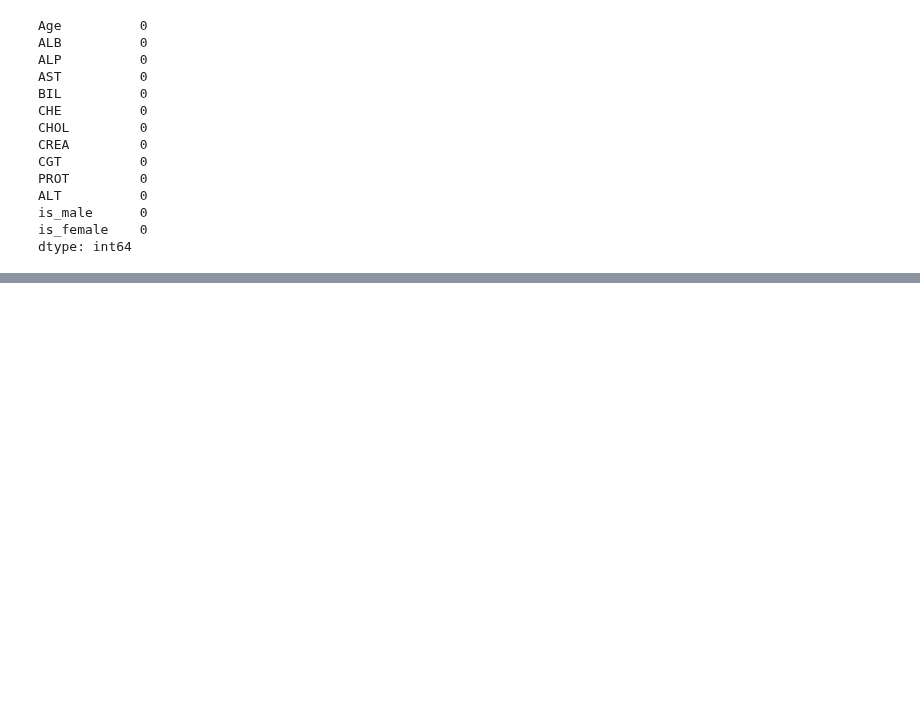
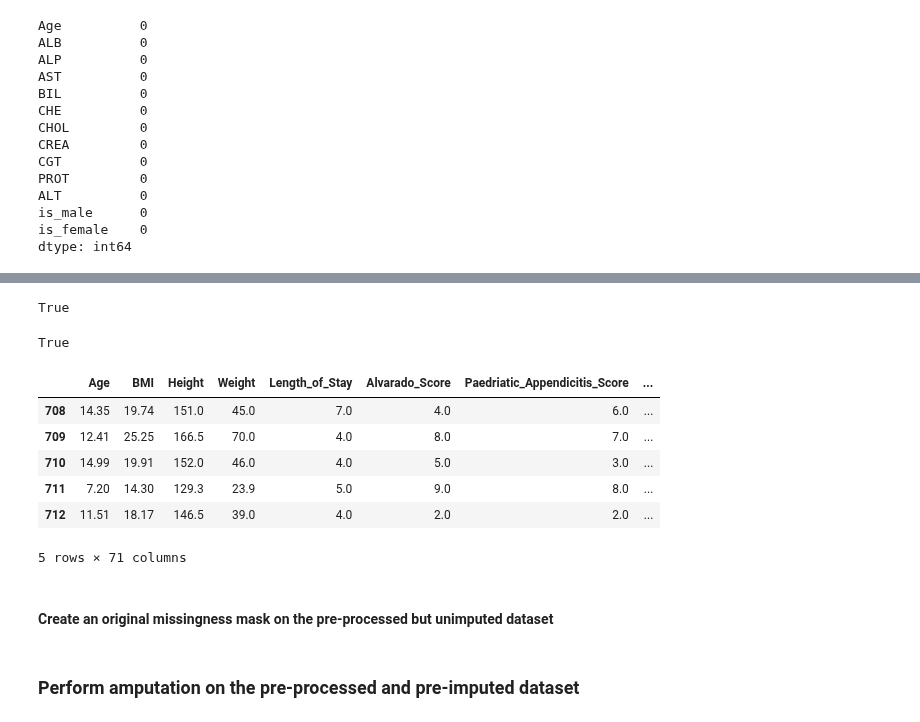
Before and after one commit to Orthologues/VAEQL_plus_Imputation, a Jupyter notebook: VAE_Q_learning_imputation/data_exploration/data_preprocessing.ipynb, the cells around one changed output, grey strips where cells are left out. Drawn from its saved outputs; the diff is of its cells as text; code cells hidden in the pictures; blank space fills up the shorter version.

Commit message:
Added the BRR-pre-imputed dataset for the Regensburg appendicitis dataset

```diff
--- a/VAE_Q_learning_imputation/data_exploration/data_preprocessing.ipynb
+++ b/VAE_Q_learning_imputation/data_exploration/data_preprocessing.ipynb
@@ -973,0 +975,2 @@ hcv_data_preprocessed_imputed.to_csv("preprocessed_datasets/HCV_data_imputed")
+# %%
+appendicitis_df_preprocssed = appendicitis_df.copy()
@@ -973,0 +983,17 @@ hcv_data_preprocessed_imputed.to_csv("preprocessed_datasets/HCV_data_imputed")
+# %%
+# 1) my preprocessed DataFrame with NaNs
+df_temp = appendicitis_df_preprocssed.copy()
+
+# 2) set up the imputer to use BayesianRidge
+imputer = IterativeImputer(
+    estimator=BayesianRidge(),
+    max_iter=10,          # number of imputation rounds
+    tol=1e-3,             # convergence tolerance
+    random_state=0,
+)
+
+# 3) fit & transform
+imputed_array = imputer.fit_transform(df_temp)
+
+# 4) rewrap into a DataFrame
+appendicitis_df_preprocessed_imputed = pd.DataFrame(imputed_array, columns=df_temp.columns, index=df_temp.index)
@@ -973,0 +1002,18 @@ hcv_data_preprocessed_imputed.to_csv("preprocessed_datasets/HCV_data_imputed")
+# %%
+appendicitis_df_preprocessed_imputed.notna().sum(axis=1).all()
+# %% [output]
+True
+# %%
+appendicitis_df_preprocessed_imputed.shape == appendicitis_df_preprocssed.shape
+# %% [output]
+True
+# %%
+appendicitis_df_preprocessed_imputed.tail()
+# %% [output]
+|  | Age | BMI | Height | Weight | Length_of_Stay | Alvarado_Score | Paedriatic_Appendicitis_Score | ... |
+| 708 | 14.35 | 19.74 | 151.0 | 45.0 | 7.0 | 4.0 | 6.0 | ... |
+| 709 | 12.41 | 25.25 | 166.5 | 70.0 | 4.0 | 8.0 | 7.0 | ... |
+| 710 | 14.99 | 19.91 | 152.0 | 46.0 | 4.0 | 5.0 | 3.0 | ... |
+| 711 | 7.20 | 14.30 | 129.3 | 23.9 | 5.0 | 9.0 | 8.0 | ... |
+| 712 | 11.51 | 18.17 | 146.5 | 39.0 | 4.0 | 2.0 | 2.0 | ... |
+5 rows × 71 columns
@@ -973,0 +1022,4 @@ hcv_data_preprocessed_imputed.to_csv("preprocessed_datasets/HCV_data_imputed")
+# %% [markdown]
+#### Create an original missingness mask on the pre-processed but unimputed dataset
+# %% [markdown]
+### Perform amputation on the pre-processed and pre-imputed dataset
```
Also changed, not shown: parts of 7 cells of this notebook, 1 other file.
